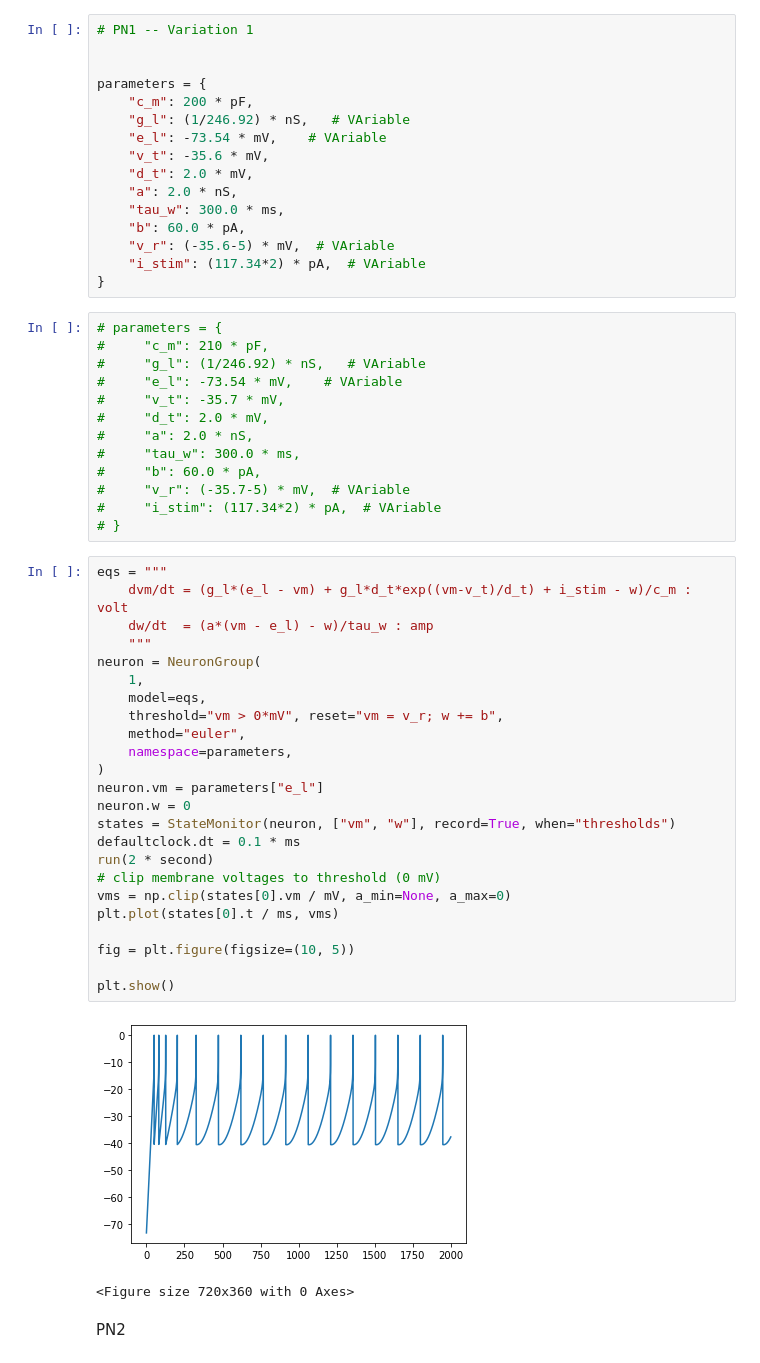
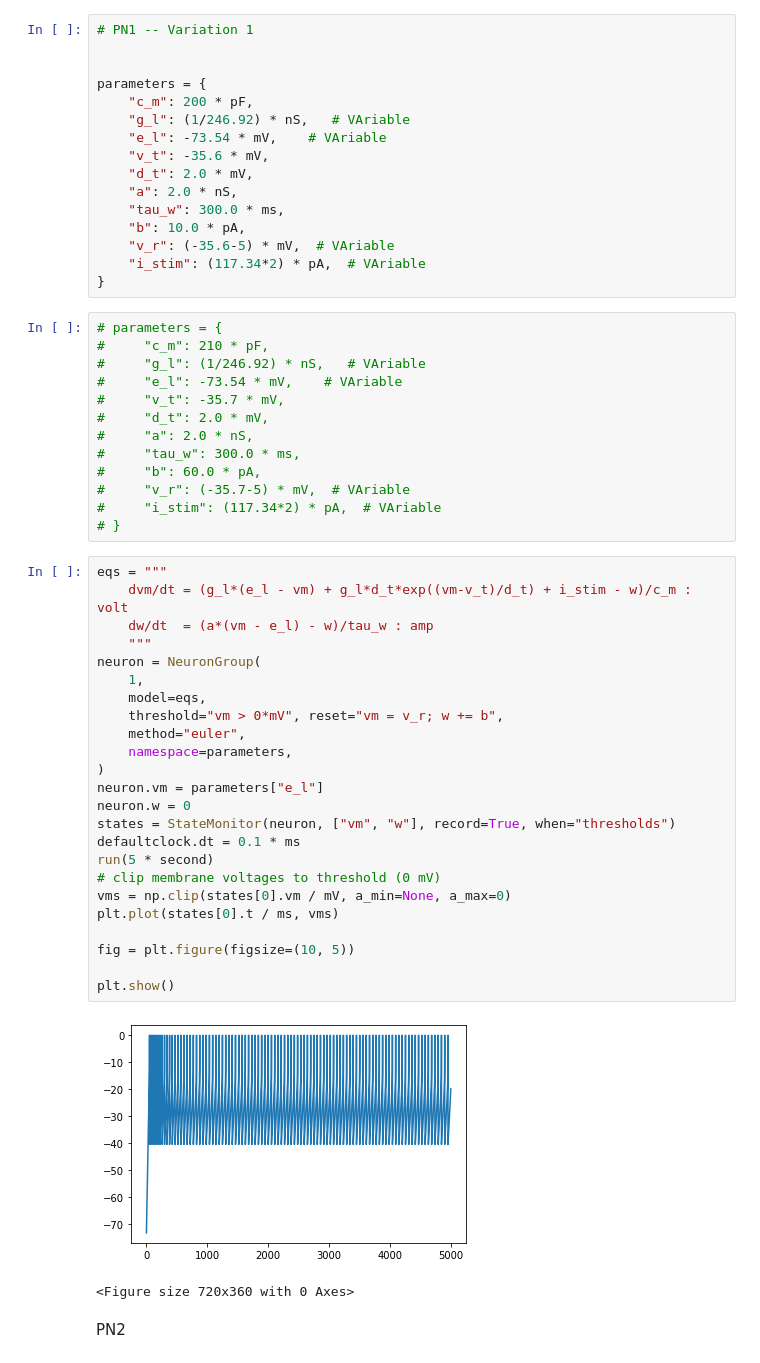
Before and after one commit to Jaffar-Hussein/ADEX, a Jupyter notebook: Models/claustrum_neurones_simulation.ipynb, the cells around one changed output. Drawn from its saved outputs; the diff is of its cells as text.

```diff
--- a/Models/claustrum_neurones_simulation.ipynb
+++ b/Models/claustrum_neurones_simulation.ipynb
@@ -17,7 +17,7 @@ parameters = {
     "d_t": 2.0 * mV,
     "a": 2.0 * nS,
     "tau_w": 300.0 * ms,
-    "b": 60.0 * pA,
+    "b": 10.0 * pA,
     "v_r": (-35.6-5) * mV,  # VAriable
     "i_stim": (117.34*2) * pA,  # VAriable
 }
@@ -37,29 +37,29 @@ parameters = {
 # %%
 eqs = """
     dvm/dt = (g_l*(e_l - vm) + g_l*d_t*exp((vm-v_t)/d_t) + i_stim - w)/c_m : volt
     dw/dt  = (a*(vm - e_l) - w)/tau_w : amp
     """
 neuron = NeuronGroup(
     1,
     model=eqs,
     threshold="vm > 0*mV", reset="vm = v_r; w += b",
     method="euler",
     namespace=parameters,
 )
 neuron.vm = parameters["e_l"]
 neuron.w = 0
 states = StateMonitor(neuron, ["vm", "w"], record=True, when="thresholds")
 defaultclock.dt = 0.1 * ms
-run(2 * second)
+run(5 * second)
 # clip membrane voltages to threshold (0 mV)
 vms = np.clip(states[0].vm / mV, a_min=None, a_max=0)
 plt.plot(states[0].t / ms, vms)
 
 fig = plt.figure(figsize=(10, 5))
 
 plt.show()
 # %% [output]
-[figure, old version]
+[figure, new version]
 <Figure size 720x360 with 0 Axes>
 # %% [markdown]
 PN2
```
Also changed, not shown: parts of 1 cell of this notebook, 3 other files.
